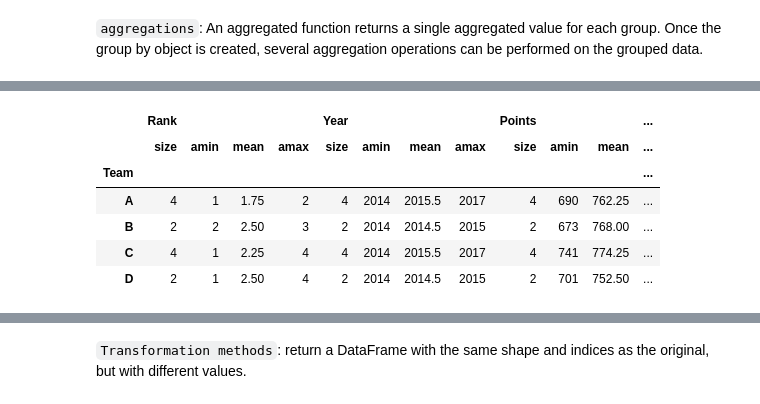
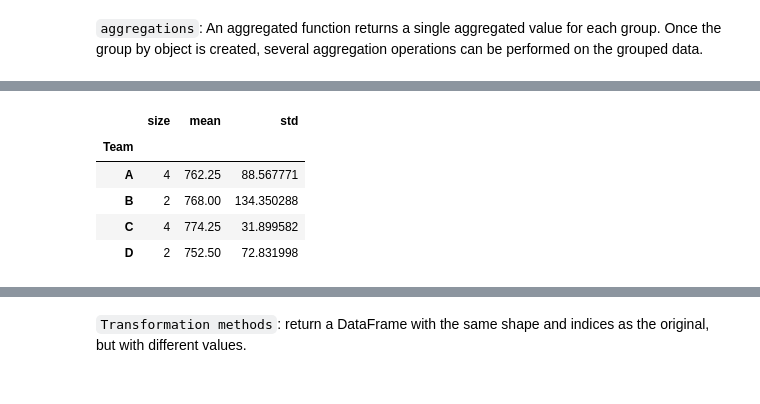
Before and after one commit to Goliath-Research/Introduction-to-Data-Science, a Jupyter notebook: 04-Introduction to Pandas/08-Groupby.ipynb, the cells around one changed output, grey strips where cells are left out. Drawn from its saved outputs; the diff is of its cells as text; code cells hidden in the pictures.

```diff
--- a/04-Introduction to Pandas/08-Groupby.ipynb
+++ b/04-Introduction to Pandas/08-Groupby.ipynb
@@ -19,7 +19,7 @@ import pandas as pd
 # %%
 data = {'Team': ['A','A','B','B','C','C','C','C','A','D','D','A'],
    'Rank': [1, 2, 2, 3, 3, 4, 1, 1, 2, 4, 1, 2],
-   'Year': [2014,2015,2014,2015,2014,2015,2016,2017,2016,2014,2015,2017],
+   'Year': [2018,2019,2018,2019,2018,2019,2020,2021,2020,2018,2019,2021],
    'Points':[876,789,863,673,741,812,756,788,694,701,804,690]}
 df = pd.DataFrame(data)
 df
@@ -125,10 +153,9 @@ t.agg(np.mean)
 # %%
-t.agg([np.size, np.min, np.mean, np.max])
+t['Points'].agg([np.size, np.mean, np.std])
 # %% [output]
-|  | Rank |  |  |  | Year |  |  |  | Points |  |  | ... |
-|  | size | amin | mean | amax | size | amin | mean | amax | size | amin | mean | ... |
-| Team |  |  |  |  |  |  |  |  |  |  |  | ... |
-| A | 4 | 1 | 1.75 | 2 | 4 | 2014 | 2015.5 | 2017 | 4 | 690 | 762.25 | ... |
-| B | 2 | 2 | 2.50 | 3 | 2 | 2014 | 2014.5 | 2015 | 2 | 673 | 768.00 | ... |
-| C | 4 | 1 | 2.25 | 4 | 4 | 2014 | 2015.5 | 2017 | 4 | 741 | 774.25 | ... |
-| D | 2 | 1 | 2.50 | 4 | 2 | 2014 | 2014.5 | 2015 | 2 | 701 | 752.50 | ... |
+|  | size | mean | std |
+| Team |  |  |  |
+| A | 4 | 762.25 | 88.567771 |
+| B | 2 | 768.00 | 134.350288 |
+| C | 4 | 774.25 | 31.899582 |
+| D | 2 | 752.50 | 72.831998 |
```
Also changed, not shown: parts of 22 cells of this notebook.
